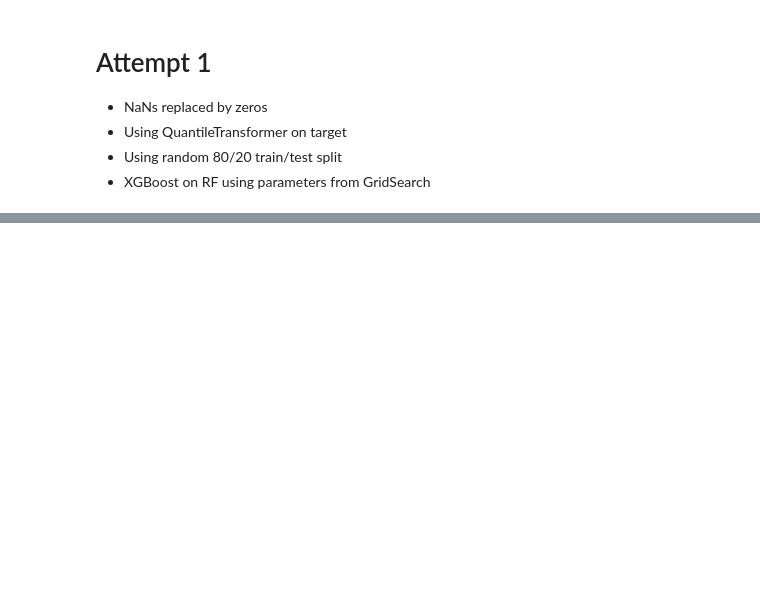
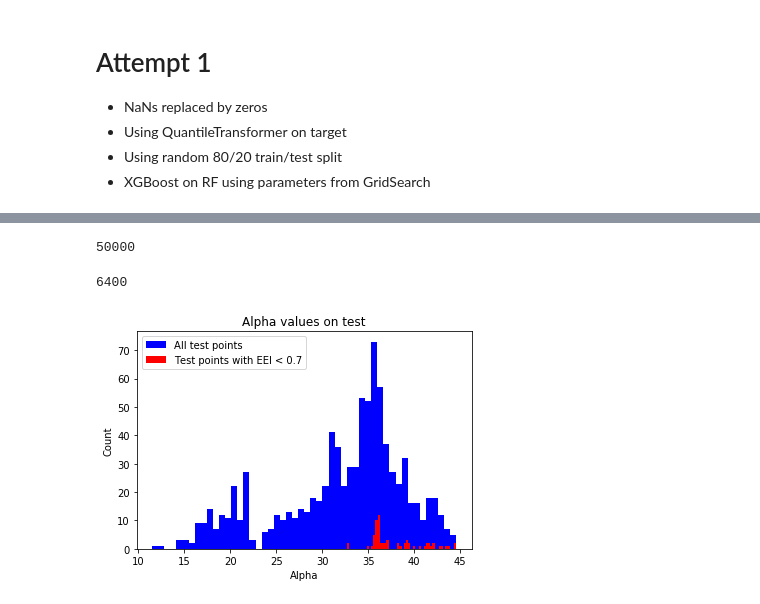
Before and after one commit to D1nay/prohack2020, a Jupyter notebook: Attempt_1.ipynb, the cells around one changed output, grey strips where cells are left out. Cells and saved outputs as stored; diff of their text form; code cells hidden in the pictures; blank space fills up the shorter version.

```diff
--- a/Attempt_1.ipynb
+++ b/Attempt_1.ipynb
@@ -65,7 +97,9 @@ X_test
 # %%
 #XGBoost
+from sklearn.metrics import mean_squared_error as MSE
+from sklearn.model_selection import cross_val_score as CVS
 import xgboost as xgb
-XGB = TransTargReg(xgb.XGBRegressor(
+XGB = xgb.XGBRegressor(
     max_depth=5,
     learning_rate=0.1,
     n_estimators=1500,
@@ -89,10 +123,8 @@ XGB = TransTargReg(xgb.XGBRegressor(
     random_state=42,
     seed=None,
     missing=None,
-    importance_type='gain'),
-                   qt)
+    importance_type='gain')
 XGB.fit(X_train, y_train)
 
 print(MSE(y_train, XGB.predict(X_train))**0.5)
-print(MSE(y_test, XGB.predict(X_test))**0.5)
 # %% [output]
@@ -100,0 +141,2 @@ print(MSE(y_test, XGB.predict(X_test))**0.5)
+# %%
+y_pred = XGB.predict(X_test)
@@ -100,0 +145,12 @@ print(MSE(y_test, XGB.predict(X_test))**0.5)
+# %%
+raw_test = pd.read_csv('dataset/test.csv')
+# %%
+#alpha is the coefficient before each E_i in calculating
+#the likely index increase \Delta y_i multiplied by 1000
+def P(y):
+    return -np.log(y + 0.01) + 3
+def alpha(y):
+    return P(y)**2
+p2slice = raw_test.iloc[:, 2:3]
+p2slice['y pred'] = pd.Series(y_pred)
+p2slice['alpha'] = pd.Series([alpha(x) for x in p2slice['y pred']])
@@ -100,0 +226,19 @@ print(MSE(y_test, XGB.predict(X_test))**0.5)
+# %%
+answer['opt_pred'].sum()
+# %% [output]
+50000
+# %%
+answer[p2slice['existence expectancy index']<0.7]['opt_pred'].sum()
+# %% [output]
+6400
+# %%
+plt.hist(p2slice['alpha'], label='All test points', color='b', bins=50)
+plt.hist(p2slice.iloc[:66, -1],
+         label ='Test points with EEI < 0.7', color='r', bins=50)
+plt.legend()
+plt.xlabel('Alpha')
+plt.ylabel('Count')
+plt.title('Alpha values on test')
+plt.show()
+# %% [output]
+[figure, added]
```
Also changed, not shown: parts of 15 cells of this notebook, 4 other files.
